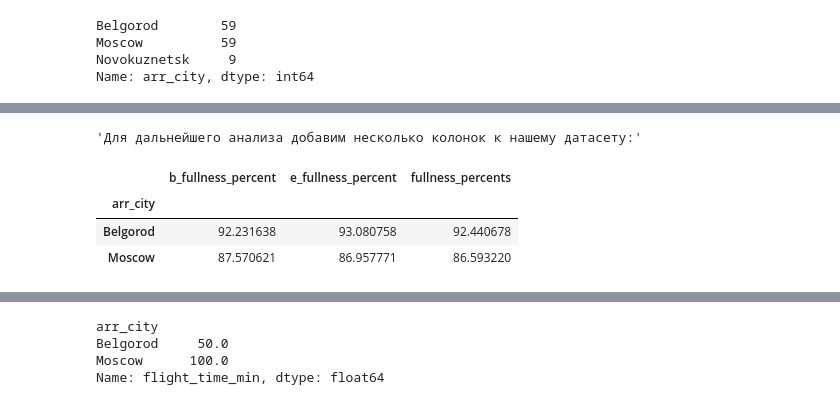
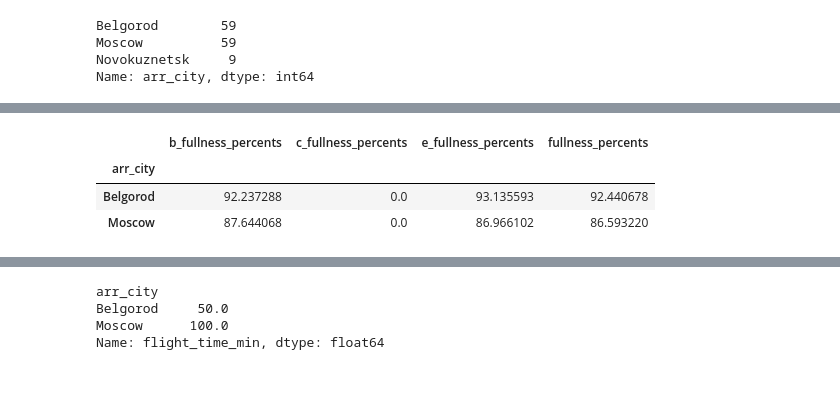
Before and after one commit to Zaslavsky-Dmitry/SkillFactory, a Jupyter notebook: module_4/module_4.ipynb, the cells around one changed output, grey strips where cells are left out. Cells and saved outputs as stored; diff of their text form; code cells hidden in the pictures.

```diff
--- a/module_4/module_4.ipynb
+++ b/module_4/module_4.ipynb
@@ -76,33 +76,14 @@ round(data.groupby(['arr_city'])['total_paid'].mean()).iplot(kind = 'bar')
 Вероятно они зачем-то нужны, но из дальнейшего рассмотрения их можно исключить.'''
 
 data = data.loc[data.arr_city != "Novokuznetsk"]
-# %%
-'''Для дальнейшего анализа добавим несколько колонок к нашему датасету:'''
-# %% [output]
-'Для дальнейшего анализа добавим несколько колонок к нашему датасету:'
-# %%
-# Добавим колонку с сумарным кол-вом мест в самолетах:
-
-data['total_seats'] = data['business_seats_total'] + \
-    data['comfort_seats_total'] + data['economy_seats_total']
-# %%
-# Добавим заполняемость бизнесс-класса в процентах:
-
-data['b_fullness_percent'] = (
-    data.business_seats_occupied / data.business_seats_total) * 100
-# %%
-# Добавим заполняемость эконом-класса в процентах:
-
-data['e_fullness_percent'] = (
-    data.economy_seats_occupied / data.economy_seats_total) * 100
 # %%
 # Посмотрим среднюю заполняемость на рейсах по классам и общую:
 
-data.groupby(['arr_city'])[['b_fullness_percent', 'e_fullness_percent',
+data.groupby(['arr_city'])[['b_fullness_percents', 'c_fullness_percents', 'e_fullness_percents',
                             'fullness_percents']].mean()
 # %% [output]
-|  | b_fullness_percent | e_fullness_percent | fullness_percents |
-| arr_city |  |  |  |
-| Belgorod | 92.231638 | 93.080758 | 92.440678 |
-| Moscow | 87.570621 | 86.957771 | 86.593220 |
+|  | b_fullness_percents | c_fullness_percents | e_fullness_percents | fullness_percents |
+| arr_city |  |  |  |  |
+| Belgorod | 92.237288 | 0.0 | 93.135593 | 92.440678 |
+| Moscow | 87.644068 | 0.0 | 86.966102 | 86.593220 |
 # %%
```
Also changed, not shown: parts of 4 cells of this notebook, 3 other files.
